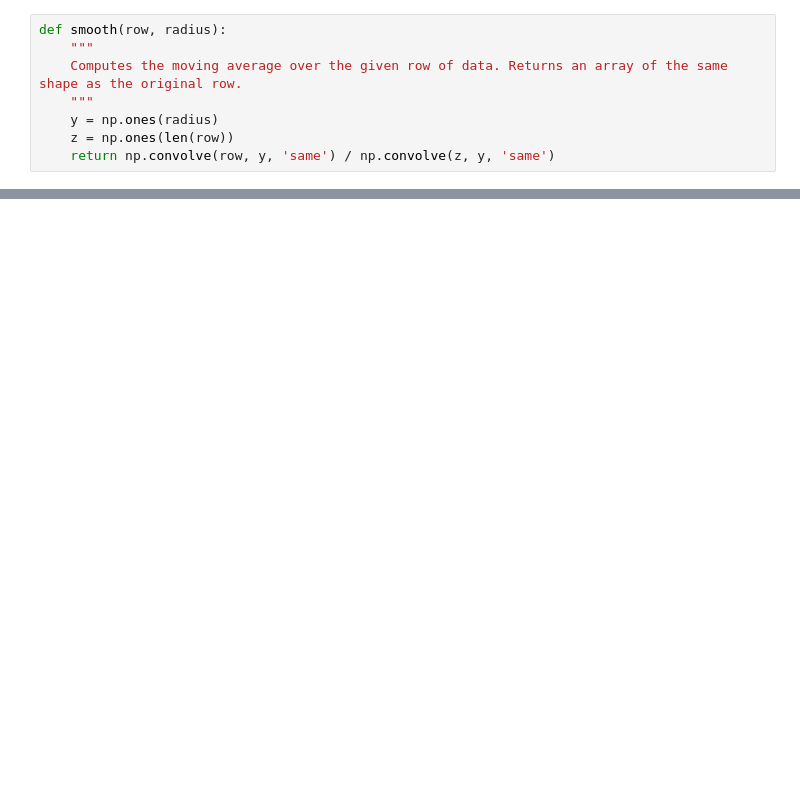
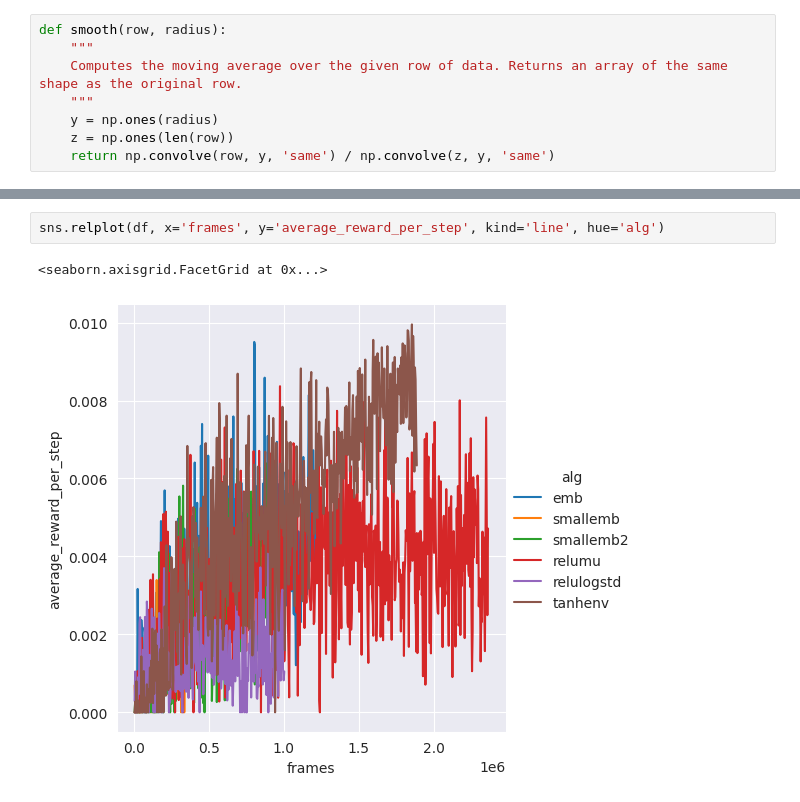
Before and after one commit to mattiagiuri/ltl_gnn, a Jupyter notebook: src/plot.ipynb, the cells around one changed output, grey strips where cells are left out. Cells and saved outputs as stored; diff of their text form; blank space fills up the shorter version.

```diff
--- a/src/plot.ipynb
+++ b/src/plot.ipynb
@@ -25,0 +47,5 @@ p.figure.savefig('/home/mathias/tmp/ltl2action.pdf')
+# %%
+sns.relplot(df, x='frames', y='average_reward_per_step', kind='line', hue='alg')
+# %% [output]
+<seaborn.axisgrid.FacetGrid at 0x...>
+[figure, added]
```
Also changed, not shown: parts of 10 cells of this notebook, 3 other files.
